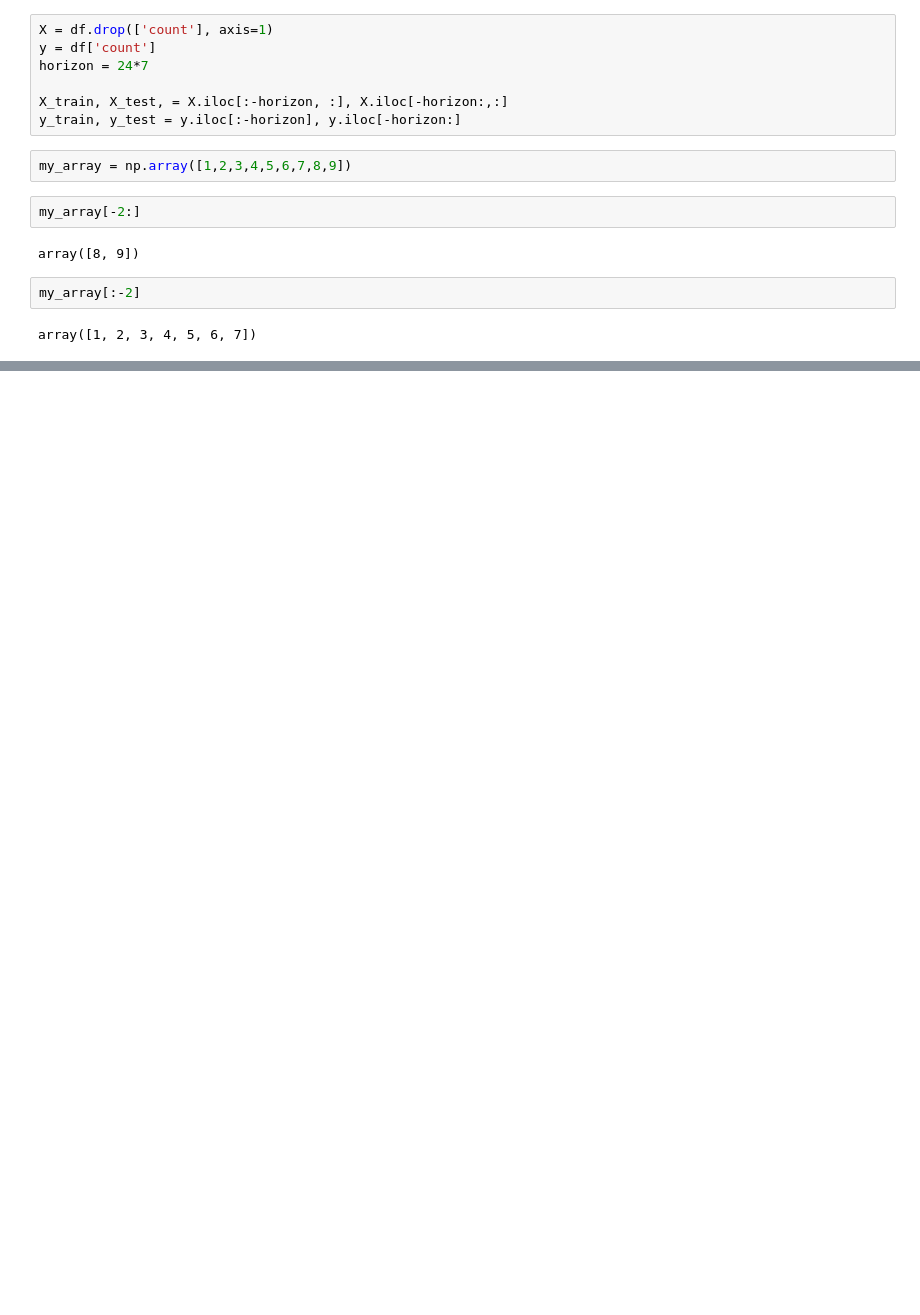
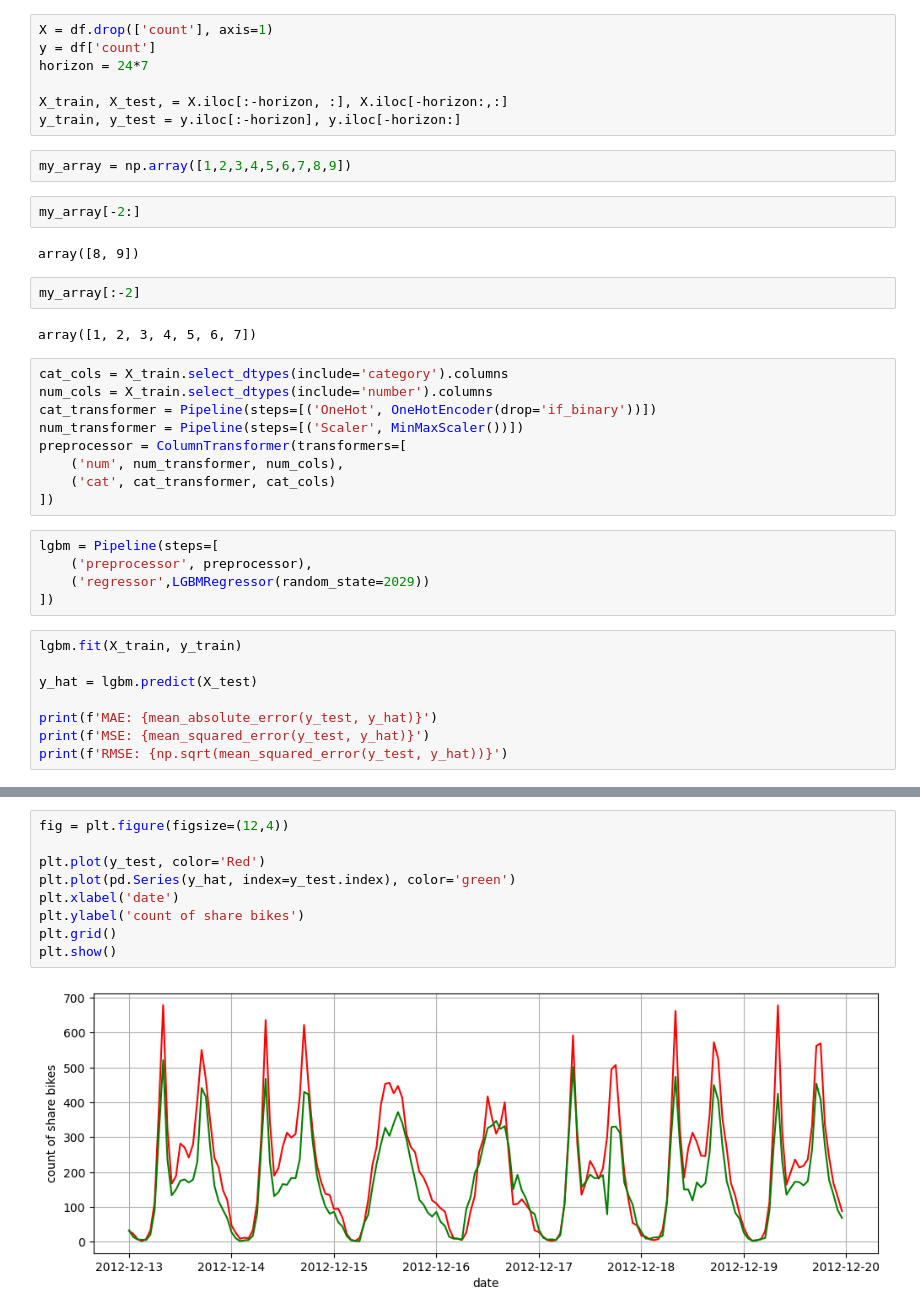
Before and after one commit to arnaldochm/time_series_advance, a Jupyter notebook: notebooks/notebook.ipynb, the cells around one changed output, grey strips where cells are left out. Drawn from its saved outputs; the diff is of its cells as text; blank space fills up the shorter version.

```diff
--- a/notebooks/notebook.ipynb
+++ b/notebooks/notebook.ipynb
@@ -140,3 +141,25 @@ array([8, 9])
 my_array[:-2]
 # %% [output]
 array([1, 2, 3, 4, 5, 6, 7])
+# %%
+cat_cols = X_train.select_dtypes(include='category').columns
+num_cols = X_train.select_dtypes(include='number').columns
+cat_transformer = Pipeline(steps=[('OneHot', OneHotEncoder(drop='if_binary'))])
+num_transformer = Pipeline(steps=[('Scaler', MinMaxScaler())])
+preprocessor = ColumnTransformer(transformers=[
+    ('num', num_transformer, num_cols),
+    ('cat', cat_transformer, cat_cols)
+])
+# %%
+lgbm = Pipeline(steps=[
+    ('preprocessor', preprocessor),
+    ('regressor',LGBMRegressor(random_state=2029))
+])
+# %%
+lgbm.fit(X_train, y_train)
+
+y_hat = lgbm.predict(X_test)
+
+print(f'MAE: {mean_absolute_error(y_test, y_hat)}')
+print(f'MSE: {mean_squared_error(y_test, y_hat)}')
+print(f'RMSE: {np.sqrt(mean_squared_error(y_test, y_hat))}')
@@ -142,0 +176,11 @@ array([1, 2, 3, 4, 5, 6, 7])
+# %%
+fig = plt.figure(figsize=(12,4))
+
+plt.plot(y_test, color='Red')
+plt.plot(pd.Series(y_hat, index=y_test.index), color='green')
+plt.xlabel('date')
+plt.ylabel('count of share bikes')
+plt.grid()
+plt.show()
+# %% [output]
+[figure, added]
```
Also changed, not shown: parts of 2 cells of this notebook.
